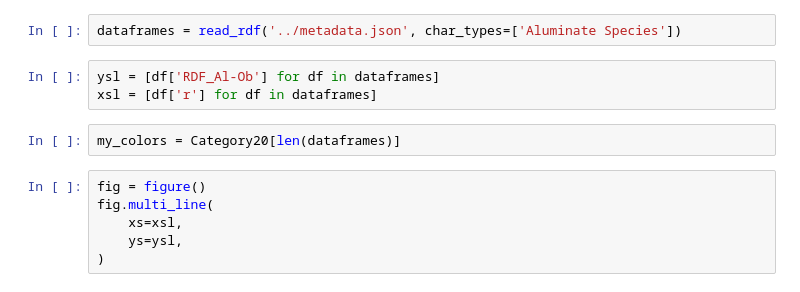
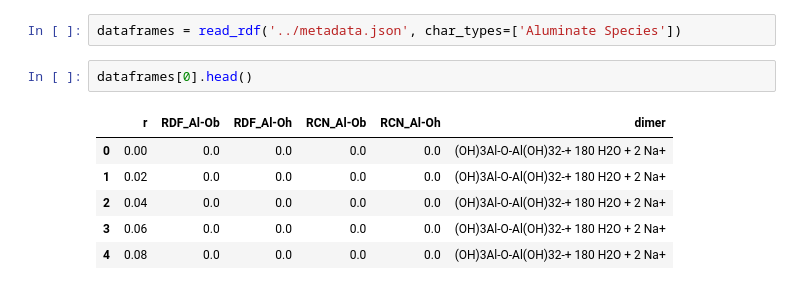
Before and after one commit to biggstd/pyluminate, a Jupyter notebook: notebooks/Maxime-RDF-scratch.ipynb, the cells around one changed output. Saved outputs shown, nothing was run; the diff lists cells and outputs as text.

```diff
--- a/notebooks/Maxime-RDF-scratch.ipynb
+++ b/notebooks/Maxime-RDF-scratch.ipynb
@@ -22,14 +23,12 @@ output_notebook()
 Loading BokehJS ...
 # %%
 dataframes = read_rdf('../metadata.json', char_types=['Aluminate Species'])
-# %%
-ysl = [df['RDF_Al-Ob'] for df in dataframes]
-xsl = [df['r'] for df in dataframes]
-# %%
-my_colors = Category20[len(dataframes)]
-# %%
-fig = figure()
-fig.multi_line(
-    xs=xsl,
-    ys=ysl,
-)
+# %%
+dataframes[0].head()
+# %% [output]
+|  | r | RDF_Al-Ob | RDF_Al-Oh | RCN_Al-Ob | RCN_Al-Oh | dimer |
+| 0 | 0.00 | 0.0 | 0.0 | 0.0 | 0.0 | (OH)3Al-O-Al(OH)32-+ 180 H2O + 2 Na+ |
+| 1 | 0.02 | 0.0 | 0.0 | 0.0 | 0.0 | (OH)3Al-O-Al(OH)32-+ 180 H2O + 2 Na+ |
+| 2 | 0.04 | 0.0 | 0.0 | 0.0 | 0.0 | (OH)3Al-O-Al(OH)32-+ 180 H2O + 2 Na+ |
+| 3 | 0.06 | 0.0 | 0.0 | 0.0 | 0.0 | (OH)3Al-O-Al(OH)32-+ 180 H2O + 2 Na+ |
+| 4 | 0.08 | 0.0 | 0.0 | 0.0 | 0.0 | (OH)3Al-O-Al(OH)32-+ 180 H2O + 2 Na+ |
```
Also changed, not shown: parts of 4 cells of this notebook, 2 other files.
